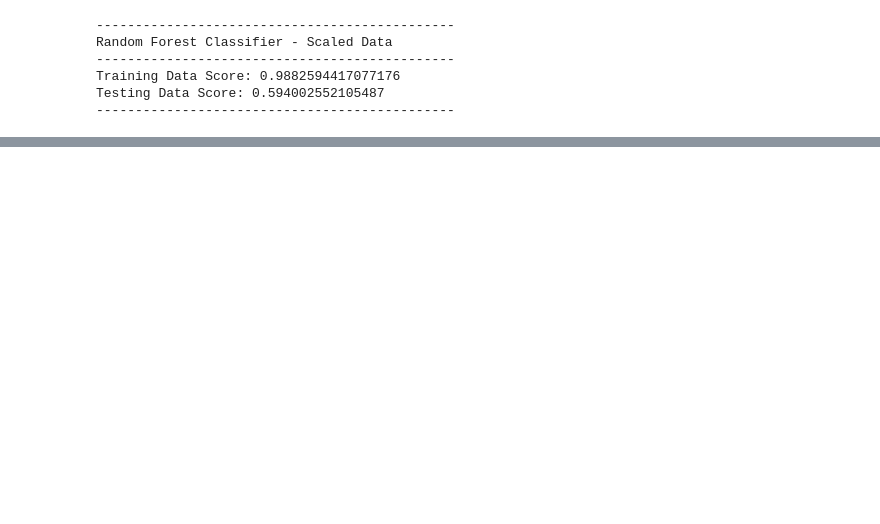
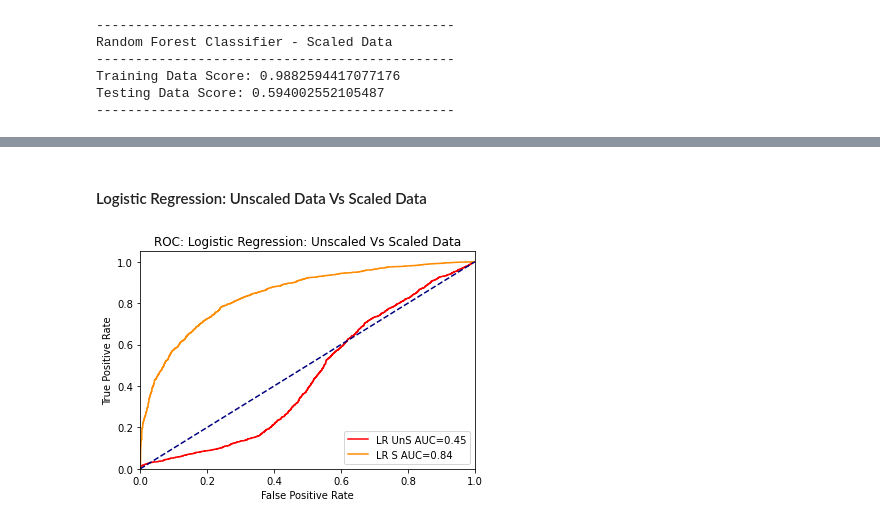
Before and after one commit to skesamsetty/Supervised-Machine-Learning-Challenge, a Jupyter notebook: Code/Credit Risk Evaluator.ipynb, the cells around one changed output, grey strips where cells are left out. Cells and saved outputs as stored; diff of their text form; code cells hidden in the pictures; blank space fills up the shorter version.

```diff
--- a/Code/Credit Risk Evaluator.ipynb
+++ b/Code/Credit Risk Evaluator.ipynb
@@ -496,0 +627,19 @@ plt.show()
+# %% [markdown]
+#### Logistic Regression: Unscaled Data Vs Scaled Data
+# %%
+# Logistic Regression: Unscaled Data Vs Scaled Data
+
+plt.figure()
+plt.plot(lr_uns_fpr, lr_uns_tpr, color='red', label=lr_uns_label)
+plt.plot(lr_s_fpr, lr_s_tpr, color='darkorange', label=lr_s_label)
+plt.plot([0, 1], [0, 1], color='navy', linestyle='--')
+plt.xlim([0.0, 1.0])
+plt.ylim([0.0, 1.05])
+plt.xlabel('False Positive Rate')
+plt.ylabel('True Positive Rate')
+plt.title('ROC: Logistic Regression: Unscaled Vs Scaled Data')
+plt.legend()
+plt.savefig("../Images/LogisticRegression-Unscaled Vs Scaled.png")
+plt.show()
+# %% [output]
+[figure, added]
```
Also changed, not shown: parts of 39 cells of this notebook, 9 other files.
